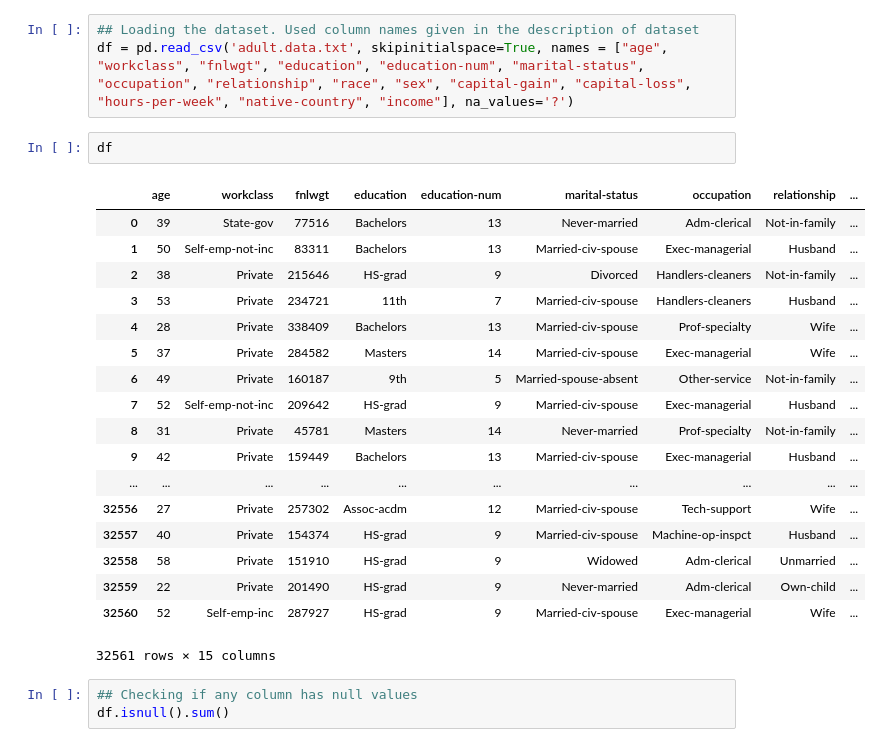
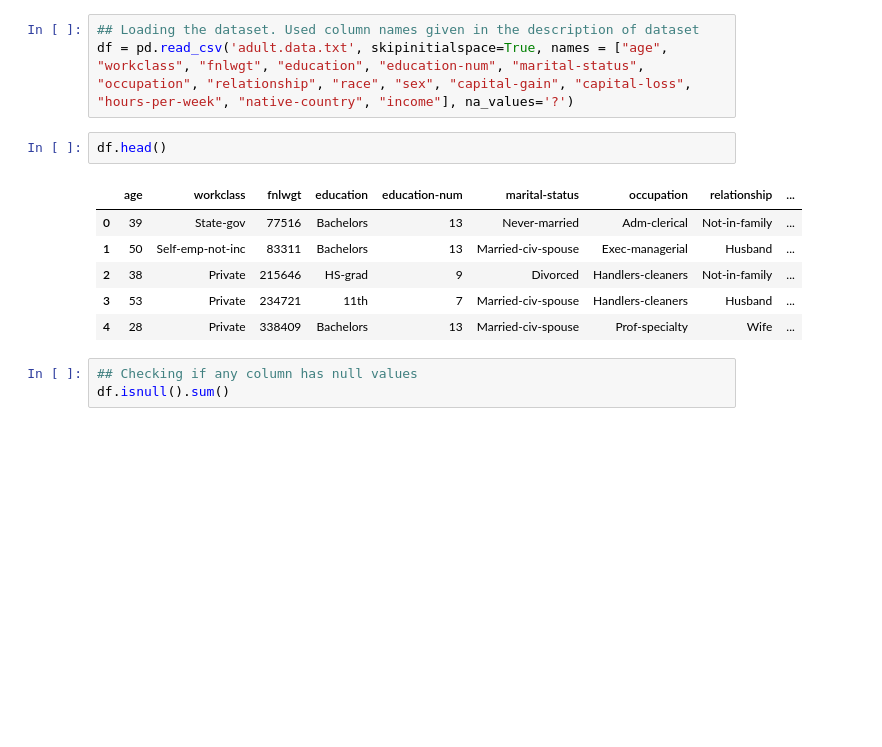
Before and after one commit to bhargavasomya/Visualizing-kNN, a Jupyter notebook: Visualizing k-NN.ipynb, the cells around one changed output. Cells and saved outputs as stored; diff of their text form; blank space fills up the shorter version.

```diff
--- a/Visualizing k-NN.ipynb
+++ b/Visualizing k-NN.ipynb
@@ -11,26 +11,14 @@ from sklearn.grid_search import GridSearchCV
 ## Loading the dataset. Used column names given in the description of dataset
 df = pd.read_csv('adult.data.txt', skipinitialspace=True, names = ["age", "workclass", "fnlwgt", "education", "education-num", "marital-status", "occupation", "relationship", "race", "sex", "capital-gain", "capital-loss", "hours-per-week", "native-country", "income"], na_values='?')
 # %%
-df
+df.head()
 # %% [output]
 |  | age | workclass | fnlwgt | education | education-num | marital-status | occupation | relationship | ... |
 | 0 | 39 | State-gov | 77516 | Bachelors | 13 | Never-married | Adm-clerical | Not-in-family | ... |
 | 1 | 50 | Self-emp-not-inc | 83311 | Bachelors | 13 | Married-civ-spouse | Exec-managerial | Husband | ... |
 | 2 | 38 | Private | 215646 | HS-grad | 9 | Divorced | Handlers-cleaners | Not-in-family | ... |
 | 3 | 53 | Private | 234721 | 11th | 7 | Married-civ-spouse | Handlers-cleaners | Husband | ... |
 | 4 | 28 | Private | 338409 | Bachelors | 13 | Married-civ-spouse | Prof-specialty | Wife | ... |
-| 5 | 37 | Private | 284582 | Masters | 14 | Married-civ-spouse | Exec-managerial | Wife | ... |
-| 6 | 49 | Private | 160187 | 9th | 5 | Married-spouse-absent | Other-service | Not-in-family | ... |
-| 7 | 52 | Self-emp-not-inc | 209642 | HS-grad | 9 | Married-civ-spouse | Exec-managerial | Husband | ... |
-| 8 | 31 | Private | 45781 | Masters | 14 | Never-married | Prof-specialty | Not-in-family | ... |
-| 9 | 42 | Private | 159449 | Bachelors | 13 | Married-civ-spouse | Exec-managerial | Husband | ... |
-| ... | ... | ... | ... | ... | ... | ... | ... | ... | ... |
-| 32556 | 27 | Private | 257302 | Assoc-acdm | 12 | Married-civ-spouse | Tech-support | Wife | ... |
-| 32557 | 40 | Private | 154374 | HS-grad | 9 | Married-civ-spouse | Machine-op-inspct | Husband | ... |
-| 32558 | 58 | Private | 151910 | HS-grad | 9 | Widowed | Adm-clerical | Unmarried | ... |
-| 32559 | 22 | Private | 201490 | HS-grad | 9 | Never-married | Adm-clerical | Own-child | ... |
-| 32560 | 52 | Self-emp-inc | 287927 | HS-grad | 9 | Married-civ-spouse | Exec-managerial | Wife | ... |
-32561 rows × 15 columns
 # %%
 ## Checking if any column has null values
 df.isnull().sum()
```
